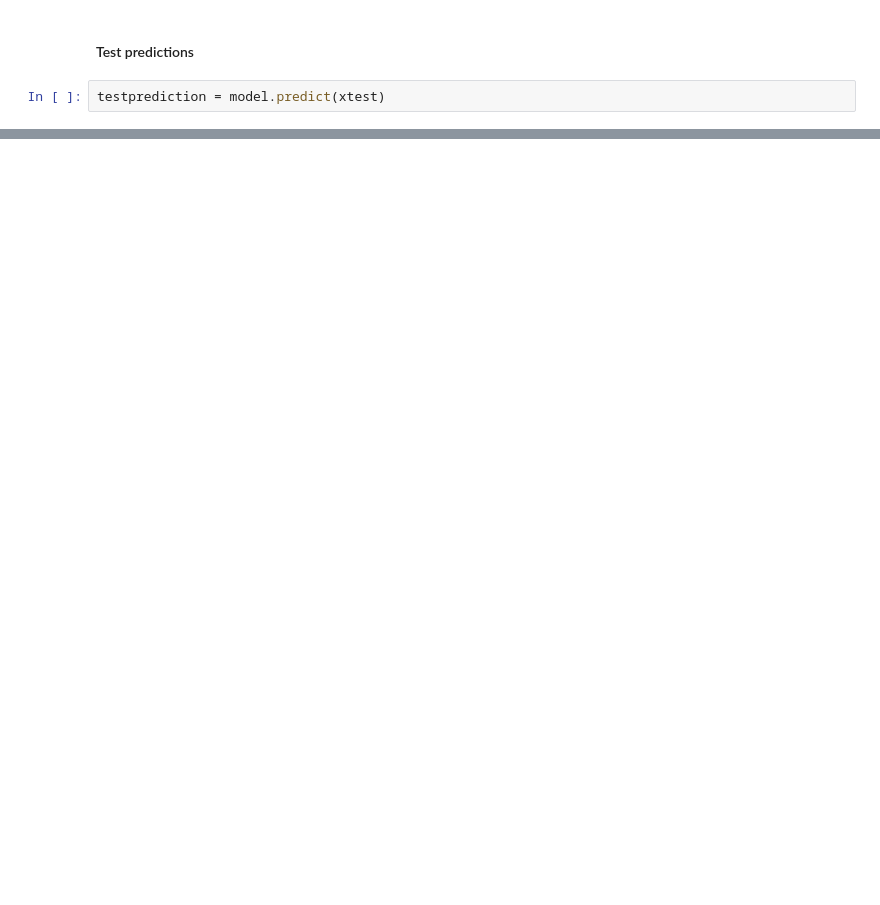
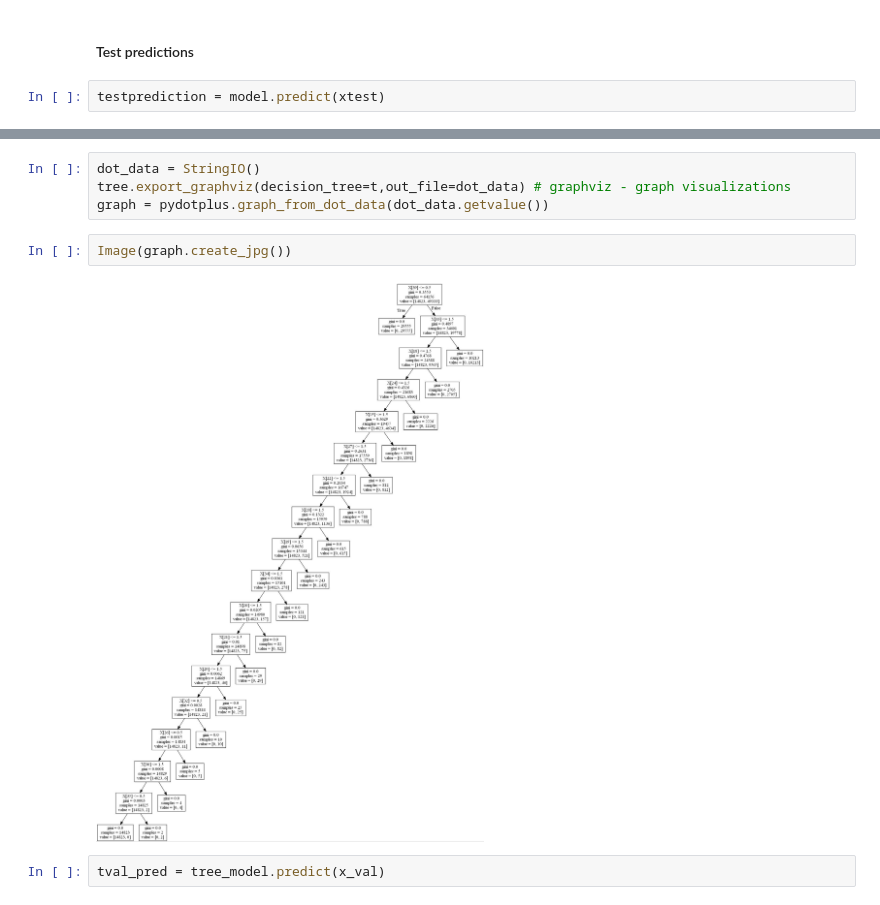
Before and after one commit to karthikreddymathuru/Internship, a Jupyter notebook: intern.ipynb, the cells around one changed output, grey strips where cells are left out. Saved outputs shown, nothing was run; the diff lists cells and outputs as text; blank space fills up the shorter version.

```diff
--- a/intern.ipynb
+++ b/intern.ipynb
@@ -408,0 +414,10 @@ Auc is  1.0
+# %%
+dot_data = StringIO()
+tree.export_graphviz(decision_tree=t,out_file=dot_data) # graphviz - graph visualizations
+graph = pydotplus.graph_from_dot_data(dot_data.getvalue())
+# %%
+Image(graph.create_jpg())
+# %% [output]
+[figure, added]
+# %%
+tval_pred = tree_model.predict(x_val)
```
Also changed, not shown: parts of 66 cells of this notebook, 1 other file.
